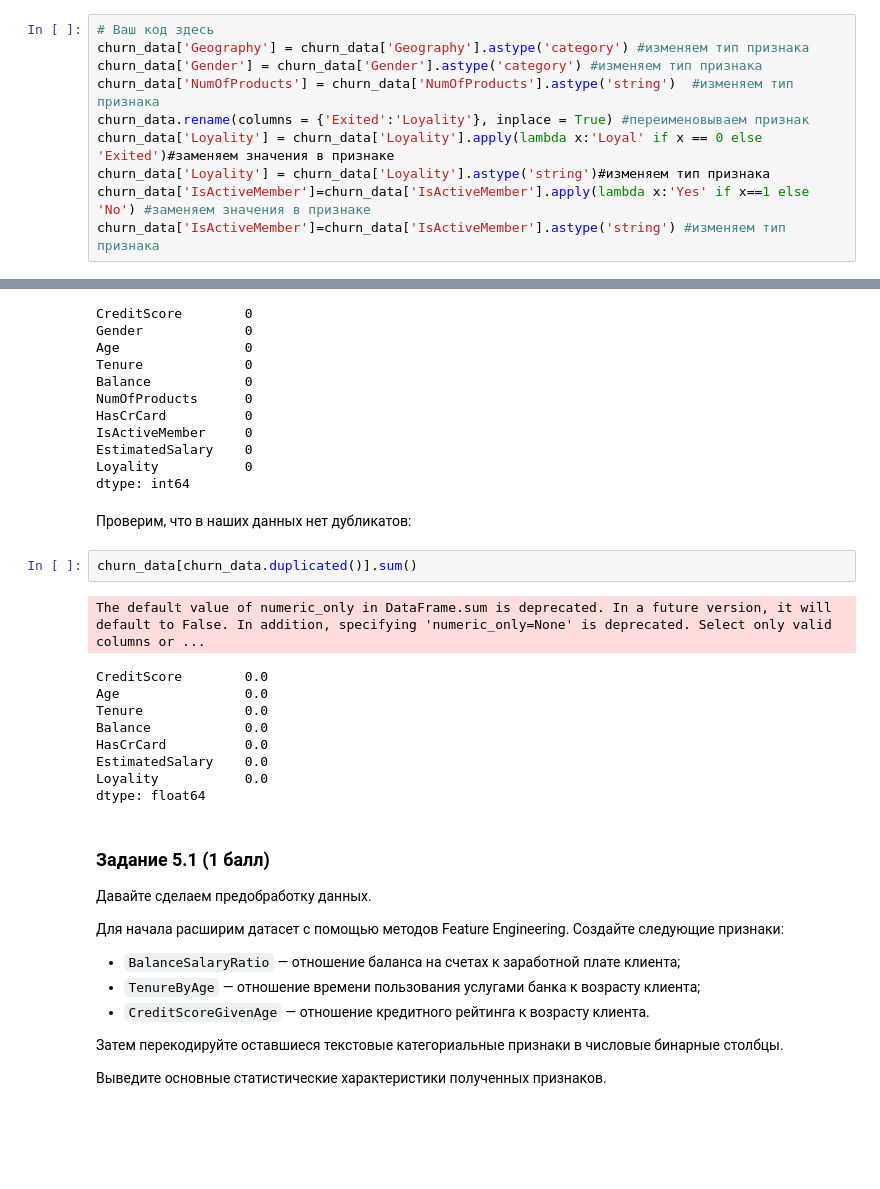
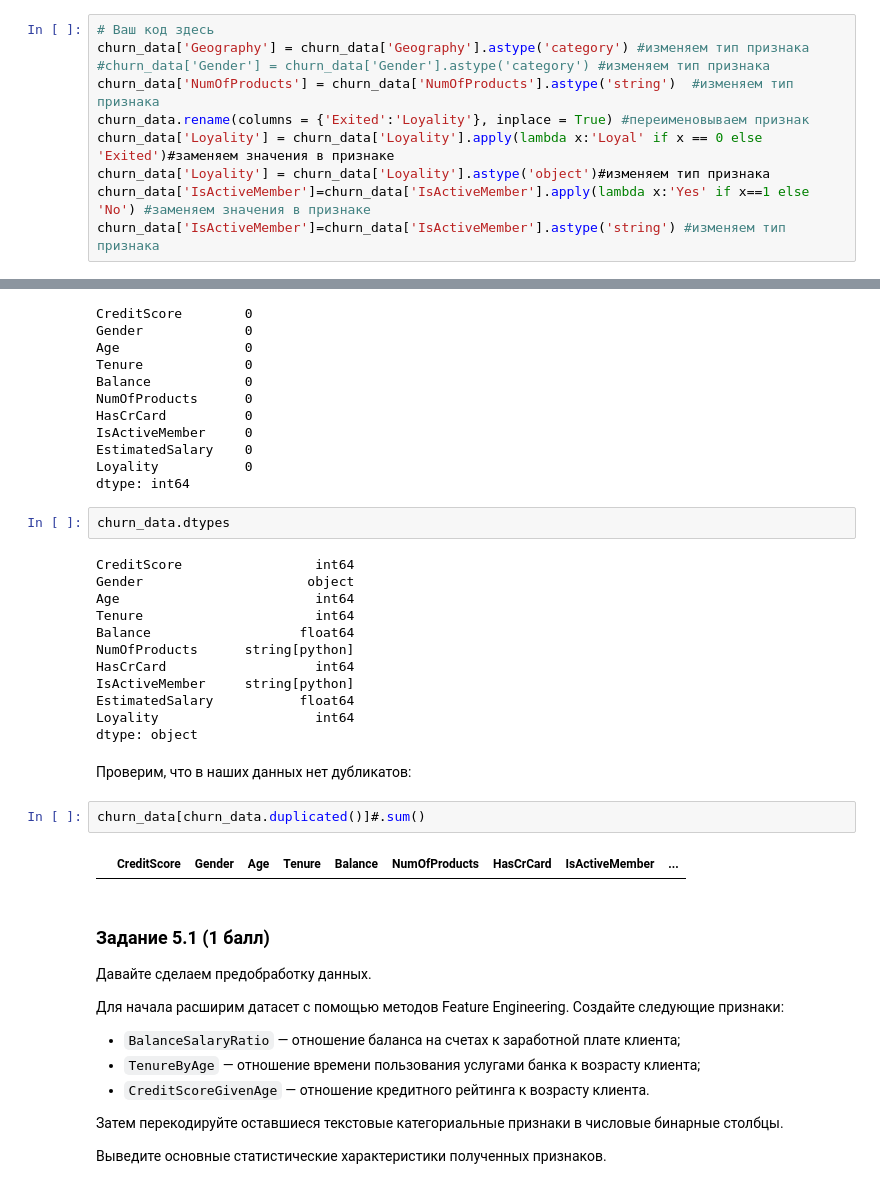
Before and after one commit to Lepnik/data_science_lnv, a Jupyter notebook: ML/ML-3/ML-3._Практика._Ноутбук-Lepnik.ipynb, the cells around one changed output, grey strips where cells are left out. Cells and saved outputs as stored; diff of their text form; blank space fills up the shorter version.

```diff
--- a/ML/ML-3/ML-3._Практика._Ноутбук-Lepnik.ipynb
+++ b/ML/ML-3/ML-3._Практика._Ноутбук-Lepnik.ipynb
@@ -61,10 +67,10 @@ churn_data.head()
 # %%
 # Ваш код здесь
 churn_data['Geography'] = churn_data['Geography'].astype('category') #изменяем тип признака
-churn_data['Gender'] = churn_data['Gender'].astype('category') #изменяем тип признака
+#churn_data['Gender'] = churn_data['Gender'].astype('category') #изменяем тип признака
 churn_data['NumOfProducts'] = churn_data['NumOfProducts'].astype('string')  #изменяем тип признака
 churn_data.rename(columns = {'Exited':'Loyality'}, inplace = True) #переименовываем признак
 churn_data['Loyality'] = churn_data['Loyality'].apply(lambda x:'Loyal' if x == 0 else 'Exited')#заменяем значения в признаке
-churn_data['Loyality'] = churn_data['Loyality'].astype('string')#изменяем тип признака
+churn_data['Loyality'] = churn_data['Loyality'].astype('object')#изменяем тип признака
 churn_data['IsActiveMember']=churn_data['IsActiveMember'].apply(lambda x:'Yes' if x==1 else 'No') #заменяем значения в признаке
 churn_data['IsActiveMember']=churn_data['IsActiveMember'].astype('string') #изменяем тип признака
@@ -205,20 +222,26 @@ IsActiveMember     0
 EstimatedSalary    0
 Loyality           0
 dtype: int64
+# %%
+churn_data.dtypes
+# %% [output]
+CreditScore                 int64
+Gender                     object
+Age                         int64
+Tenure                      int64
+Balance                   float64
+NumOfProducts      string[python]
+HasCrCard                   int64
+IsActiveMember     string[python]
+EstimatedSalary           float64
+Loyality                    int64
+dtype: object
 # %% [markdown]
 Проверим, что в наших данных нет дубликатов:
 # %%
-churn_data[churn_data.duplicated()].sum()
+churn_data[churn_data.duplicated()]#.sum()
 # %% [output]
-The default value of numeric_only in DataFrame.sum is deprecated. In a future version, it will default to False. In addition, specifying 'numeric_only=None' is deprecated. Select only valid columns or ...
-CreditScore        0.0
-Age                0.0
-Tenure             0.0
-Balance            0.0
-HasCrCard          0.0
-EstimatedSalary    0.0
-Loyality           0.0
-dtype: float64
+|  | CreditScore | Gender | Age | Tenure | Balance | NumOfProducts | HasCrCard | IsActiveMember | ... |
 # %% [markdown]
 ### Задание 5.1 (1 балл)
 
```
Also changed, not shown: parts of 13 cells of this notebook.
